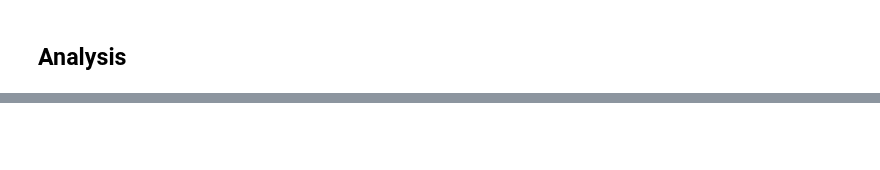
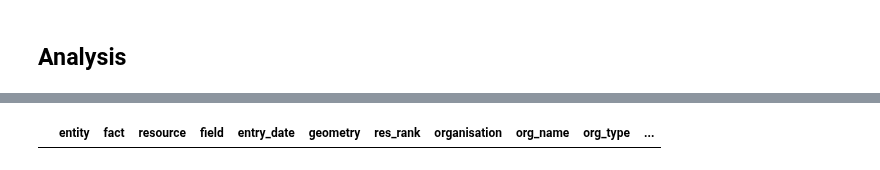
Before and after one commit to digital-land/jupyter-analysis, a Jupyter notebook: analysis/2024-08_incorrect_ca_merges/incorrect_ca_merges.ipynb, the cells around one changed output, grey strips where cells are left out. Cells and saved outputs as stored; diff of their text form; code cells hidden in the pictures; blank space fills up the shorter version.

```diff
--- a/analysis/2024-08_incorrect_ca_merges/incorrect_ca_merges.ipynb
+++ b/analysis/2024-08_incorrect_ca_merges/incorrect_ca_merges.ipynb
@@ -162,6 +215,8 @@ bad_ents_gdf_flagged = bad_ents_gdf.groupby('entity').apply(flag_non_intersectin
 bad_ents_gdf_flagged[["entity", "org_name", "non_intersecting", "geometry"]].to_csv("conservation-area_entity-bad-merges.csv", index=False)
 # %%
 # check facts for specific entity
-# bad_ents_gdf_flagged[bad_ents_gdf_flagged["entity"] == 44009929]
+bad_ents_gdf_flagged[bad_ents_gdf_flagged["entity"] == 44005888]
+# %% [output]
+|  | entity | fact | resource | field | entry_date | geometry | res_rank | organisation | org_name | org_type | ... |
 # %%
 # map entity fact
```
Also changed, not shown: parts of 12 cells of this notebook.
